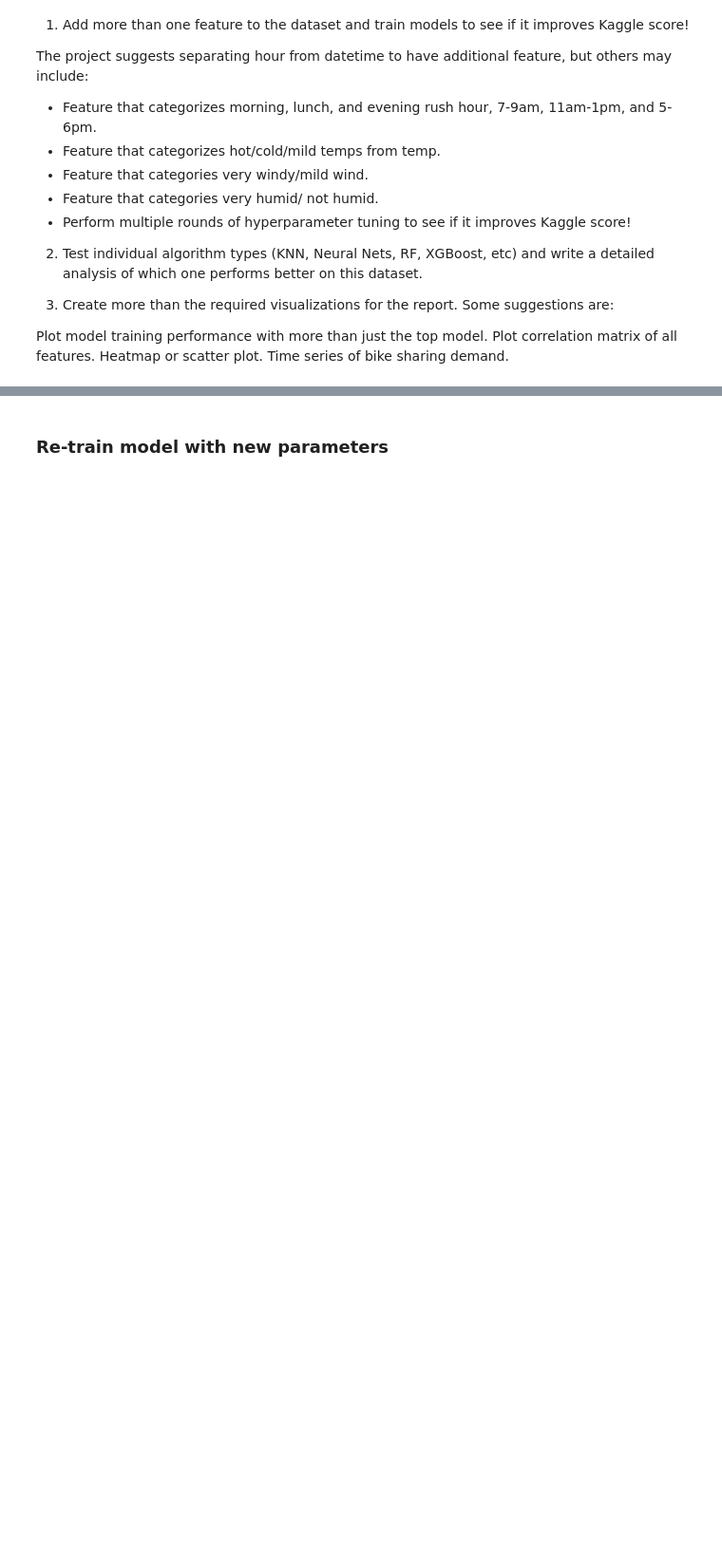
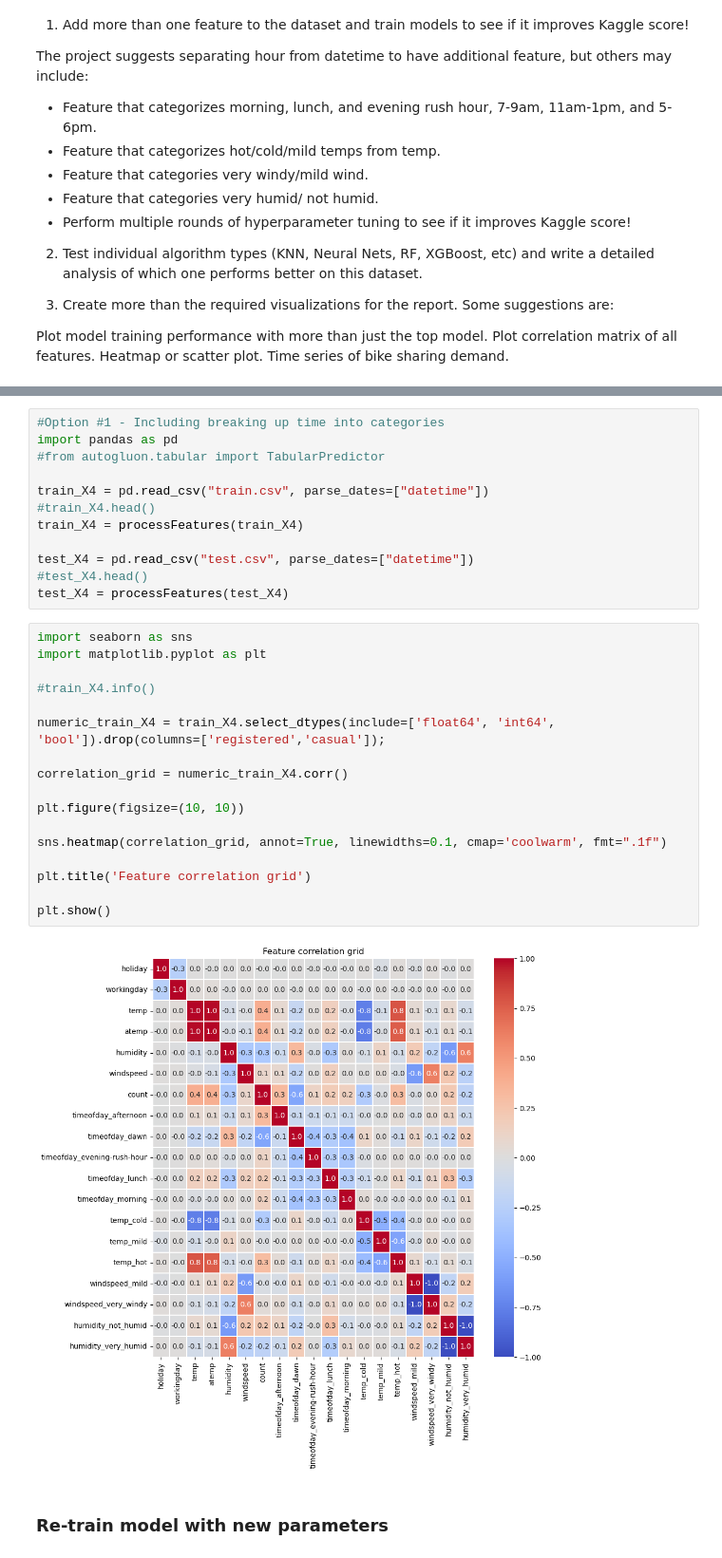
Before and after one commit to emugabi/cd0385-bike-sharing-demand-submission, a Jupyter notebook: project/project-template.ipynb, the cells around one changed output, grey strips where cells are left out. Shown at 95% size. Saved outputs shown, nothing was run; the diff lists cells and outputs as text; blank space fills up the shorter version.

```diff
--- a/project/project-template.ipynb
+++ b/project/project-template.ipynb
@@ -748,3 +745,34 @@ Index(['season', 'holiday', 'workingday', 'weather', 'temp', 'atemp',
+# %%
+#Option #1 - Including breaking up time into categories
+import pandas as pd
+#from autogluon.tabular import TabularPredictor
+
+train_X4 = pd.read_csv("train.csv", parse_dates=["datetime"])
+#train_X4.head()
+train_X4 = processFeatures(train_X4)
+
+test_X4 = pd.read_csv("test.csv", parse_dates=["datetime"])
+#test_X4.head()
+test_X4 = processFeatures(test_X4)
+# %%
+import seaborn as sns
+import matplotlib.pyplot as plt
+
+#train_X4.info()
+
+numeric_train_X4 = train_X4.select_dtypes(include=['float64', 'int64', 'bool']).drop(columns=['registered','casual']);
+
+correlation_grid = numeric_train_X4.corr()
+
+plt.figure(figsize=(10, 10))
+
+sns.heatmap(correlation_grid, annot=True, linewidths=0.1, cmap='coolwarm', fmt=".1f")
+
+plt.title('Feature correlation grid')
+
+plt.show()
+# %% [output]
+[figure, added]
 # %% [markdown]
 ### Re-train model with new parameters
 # %%
```
Also changed, not shown: parts of 26 cells of this notebook, 3 other files.
